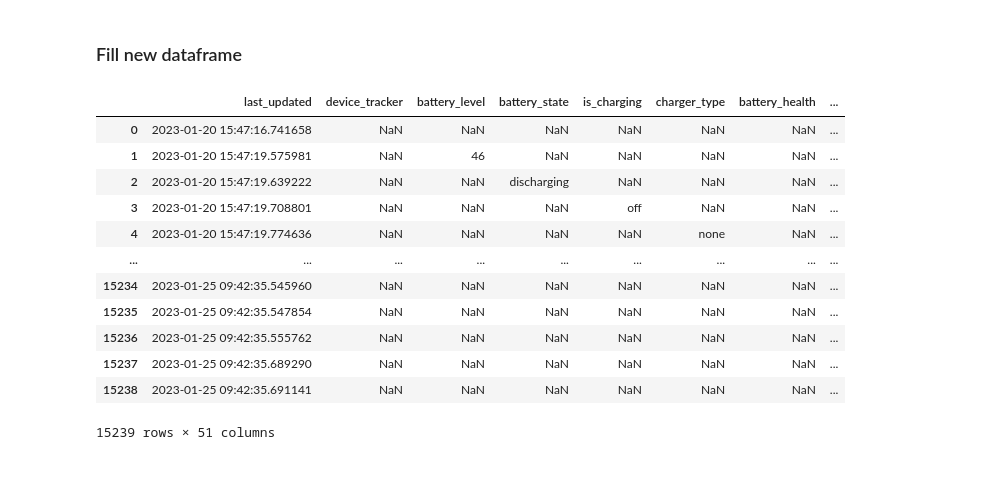
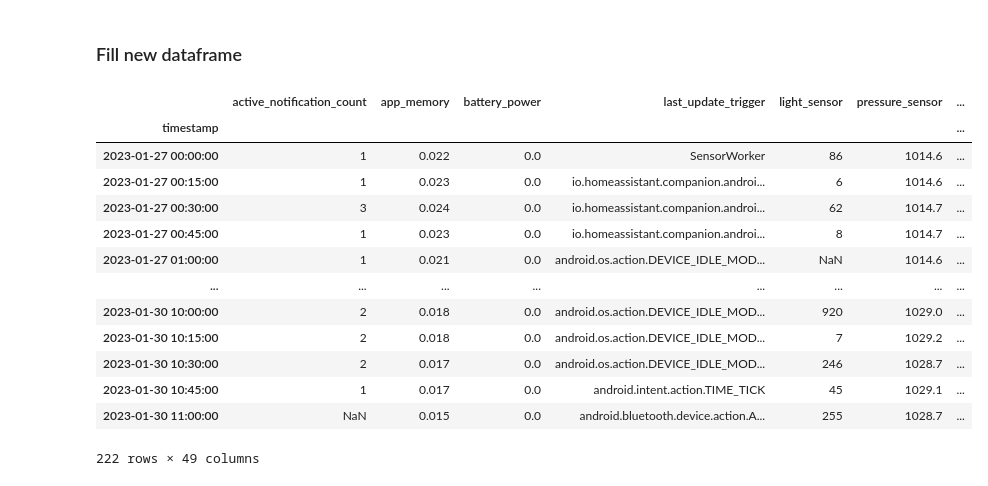
Before and after one commit to nunof98/data-fusion, a Jupyter notebook: main.ipynb, the cells around one changed output. Cells and saved outputs as stored; diff of their text form; code cells hidden in the pictures.

```diff
--- a/main.ipynb
+++ b/main.ipynb
@@ -7,7 +7,7 @@ import numpy as np
 import pandas as pd
 
 # Load dataset
-dataframe = pd.read_csv('dataset.csv')
+dataframe = pd.read_csv('joaq.csv')
 dataframe
 # %% [output]
 |  | entity_id | state | last_updated |
@@ -25,0 +26,4 @@ dataframe
+# %%
+dataframe['last_updated'] = pd.to_datetime(dataframe['last_updated']).dt.round('15min')
+dataframe = dataframe.groupby(['last_updated', 'entity_id']).agg({'state': 'max'}).reset_index()
+dataframe
@@ -89,7 +106,9 @@ array(['device_tracker', 'battery_level', 'battery_state', 'is_charging',
 ### Create new dataframe
 # %%
 # create new dataframe with sensors as column headers
-df = pd.DataFrame(columns =[sensor_columns])
-df.insert(0, 'last_updated', dataframe['last_updated'])
+df = pd.DataFrame(columns=sensor_columns)
+# insert timestamp column as index
+df.insert(0, 'timestamp', dataframe['last_updated'].unique())
+df = df.set_index('timestamp')
 df
 # %% [output]
@@ -110,24 +168,24 @@ df
 ### Fill new dataframe
 # %%
 for i, row in dataframe.iterrows():
-    df.at[i, row['entity_id']] = row['state']
+    df.at[row['last_updated'], row['entity_id']] = row['state']
 
-#df = df.set_index('last_updated')
 df
 # %% [output]
-|  | last_updated | device_tracker | battery_level | battery_state | is_charging | charger_type | battery_health | ... |
-| 0 | 2023-01-20 15:47:16.741658 | NaN | NaN | NaN | NaN | NaN | NaN | ... |
-| 1 | 2023-01-20 15:47:19.575981 | NaN | 46 | NaN | NaN | NaN | NaN | ... |
-| 2 | 2023-01-20 15:47:19.639222 | NaN | NaN | discharging | NaN | NaN | NaN | ... |
-| 3 | 2023-01-20 15:47:19.708801 | NaN | NaN | NaN | off | NaN | NaN | ... |
-| 4 | 2023-01-20 15:47:19.774636 | NaN | NaN | NaN | NaN | none | NaN | ... |
-| ... | ... | ... | ... | ... | ... | ... | ... | ... |
-| 15234 | 2023-01-25 09:42:35.545960 | NaN | NaN | NaN | NaN | NaN | NaN | ... |
-| 15235 | 2023-01-25 09:42:35.547854 | NaN | NaN | NaN | NaN | NaN | NaN | ... |
-| 15236 | 2023-01-25 09:42:35.555762 | NaN | NaN | NaN | NaN | NaN | NaN | ... |
-| 15237 | 2023-01-25 09:42:35.689290 | NaN | NaN | NaN | NaN | NaN | NaN | ... |
-| 15238 | 2023-01-25 09:42:35.691141 | NaN | NaN | NaN | NaN | NaN | NaN | ... |
+|  | active_notification_count | app_memory | battery_power | last_update_trigger | light_sensor | pressure_sensor | ... |
+| timestamp |  |  |  |  |  |  | ... |
+| 2023-01-27 00:00:00 | 1 | 0.022 | 0.0 | SensorWorker | 86 | 1014.6 | ... |
+| 2023-01-27 00:15:00 | 1 | 0.023 | 0.0 | io.homeassistant.companion.androi... | 6 | 1014.6 | ... |
+| 2023-01-27 00:30:00 | 3 | 0.024 | 0.0 | io.homeassistant.companion.androi... | 62 | 1014.7 | ... |
+| 2023-01-27 00:45:00 | 1 | 0.023 | 0.0 | io.homeassistant.companion.androi... | 8 | 1014.7 | ... |
+| 2023-01-27 01:00:00 | 1 | 0.021 | 0.0 | android.os.action.DEVICE_IDLE_MOD... | NaN | 1014.6 | ... |
+| ... | ... | ... | ... | ... | ... | ... | ... |
+| 2023-01-30 10:00:00 | 2 | 0.018 | 0.0 | android.os.action.DEVICE_IDLE_MOD... | 920 | 1029.0 | ... |
+| 2023-01-30 10:15:00 | 2 | 0.018 | 0.0 | android.os.action.DEVICE_IDLE_MOD... | 7 | 1029.2 | ... |
+| 2023-01-30 10:30:00 | 2 | 0.017 | 0.0 | android.os.action.DEVICE_IDLE_MOD... | 246 | 1028.7 | ... |
+| 2023-01-30 10:45:00 | 1 | 0.017 | 0.0 | android.intent.action.TIME_TICK | 45 | 1029.1 | ... |
+| 2023-01-30 11:00:00 | NaN | 0.015 | 0.0 | android.bluetooth.device.action.A... | 255 | 1028.7 | ... |
-15239 rows × 51 columns
+222 rows × 49 columns
 # %%
 print(df.info())
 df.dtypes
```
Also changed, not shown: parts of 13 cells of this notebook, 1 other file.
